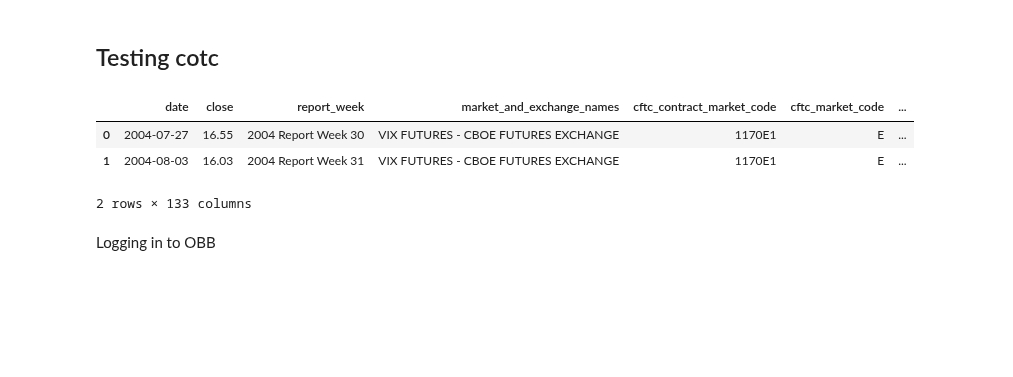
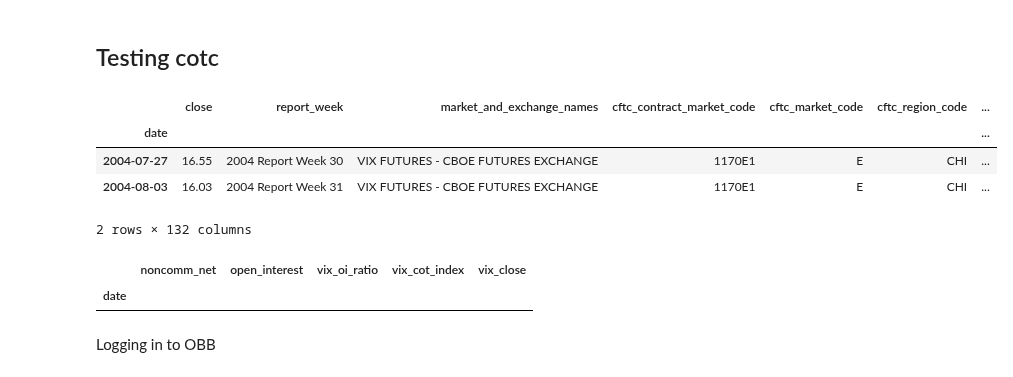
Before and after one commit to mmistroni/OpenBB_Experiments, a Jupyter notebook: OpenBBSamples.ipynb, the cells around one changed output. Drawn from its saved outputs; the diff is of its cells as text; code cells hidden in the pictures; blank space fills up the shorter version.

```diff
--- a/OpenBBSamples.ipynb
+++ b/OpenBBSamples.ipynb
@@ -72,19 +72,22 @@ df = pd.DataFrame(vix_prices)
 df['date'] = pd.to_datetime(df['date'])
 df = df.set_index('date').sort_index()
 df_weekly = df['close'].resample('W-TUE').last().dropna().reset_index()
+df_weekly = df_weekly.set_index('date').sort_index()
 # %%
 cot_df = obb.regulators.cftc.cot(id='1170E1', provider='cftc').to_df()
 
 cot_noindex = cot_df.reset_index()
 cot_noindex['date'] = pd.to_datetime(cot_noindex['date'])
+cot_noindex = cot_noindex.set_index('date').sort_index()
 # %%
-joined = pd.merge(df_weekly, cot_noindex, on='date')  # or 'left', 'right', 'outer'
+joined = df_weekly.join(cot_noindex, how='inner')  # or 'left', 'right', 'outer'
 joined[0:2]
 # %% [output]
-|  | date | close | report_week | market_and_exchange_names | cftc_contract_market_code | cftc_market_code | ... |
-| 0 | 2004-07-27 | 16.55 | 2004 Report Week 30 | VIX FUTURES - CBOE FUTURES EXCHANGE | 1170E1 | E | ... |
-| 1 | 2004-08-03 | 16.03 | 2004 Report Week 31 | VIX FUTURES - CBOE FUTURES EXCHANGE | 1170E1 | E | ... |
+|  | close | report_week | market_and_exchange_names | cftc_contract_market_code | cftc_market_code | cftc_region_code | ... |
+| date |  |  |  |  |  |  | ... |
+| 2004-07-27 | 16.55 | 2004 Report Week 30 | VIX FUTURES - CBOE FUTURES EXCHANGE | 1170E1 | E | CHI | ... |
+| 2004-08-03 | 16.03 | 2004 Report Week 31 | VIX FUTURES - CBOE FUTURES EXCHANGE | 1170E1 | E | CHI | ... |
-2 rows × 133 columns
+2 rows × 132 columns
 # %%
 LOOKBACK_WINDOW_SIZE = 156
 from openbb import obb
@@ -255,7 +258,12 @@ class VixSentimentCalculator:
 
         return f"Latest VIX Sentiment ({latest.name.strftime('%Y-%m-%d')}): {sentiment}"
 # %%
-calculator =  VixSentimentCalculator(cot_lookback_period=52 * 5, oi_lookback_period=52 * 1
+calculator =  VixSentimentCalculator(cot_lookback_period=52 * 5, oi_lookback_period=52 * 1)
+res = calculator.calculate_sentiment(df_weekly, cot_noindex)
+res
+# %% [output]
+|  | noncomm_net | open_interest | vix_oi_ratio | vix_cot_index | vix_close |
+| date |  |  |  |  |  |
 # %% [markdown]
 Logging in to OBB
 # %%
```
